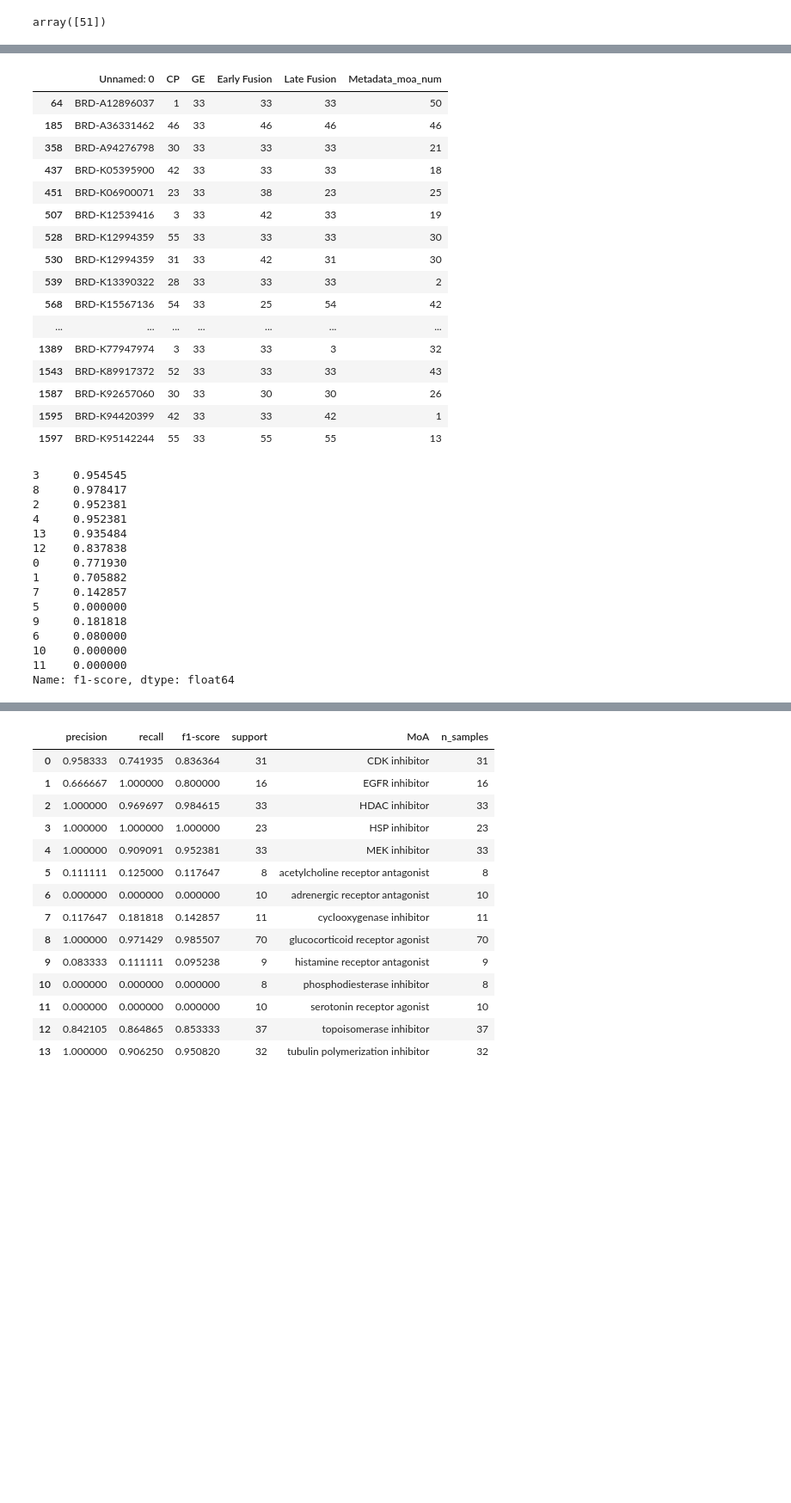
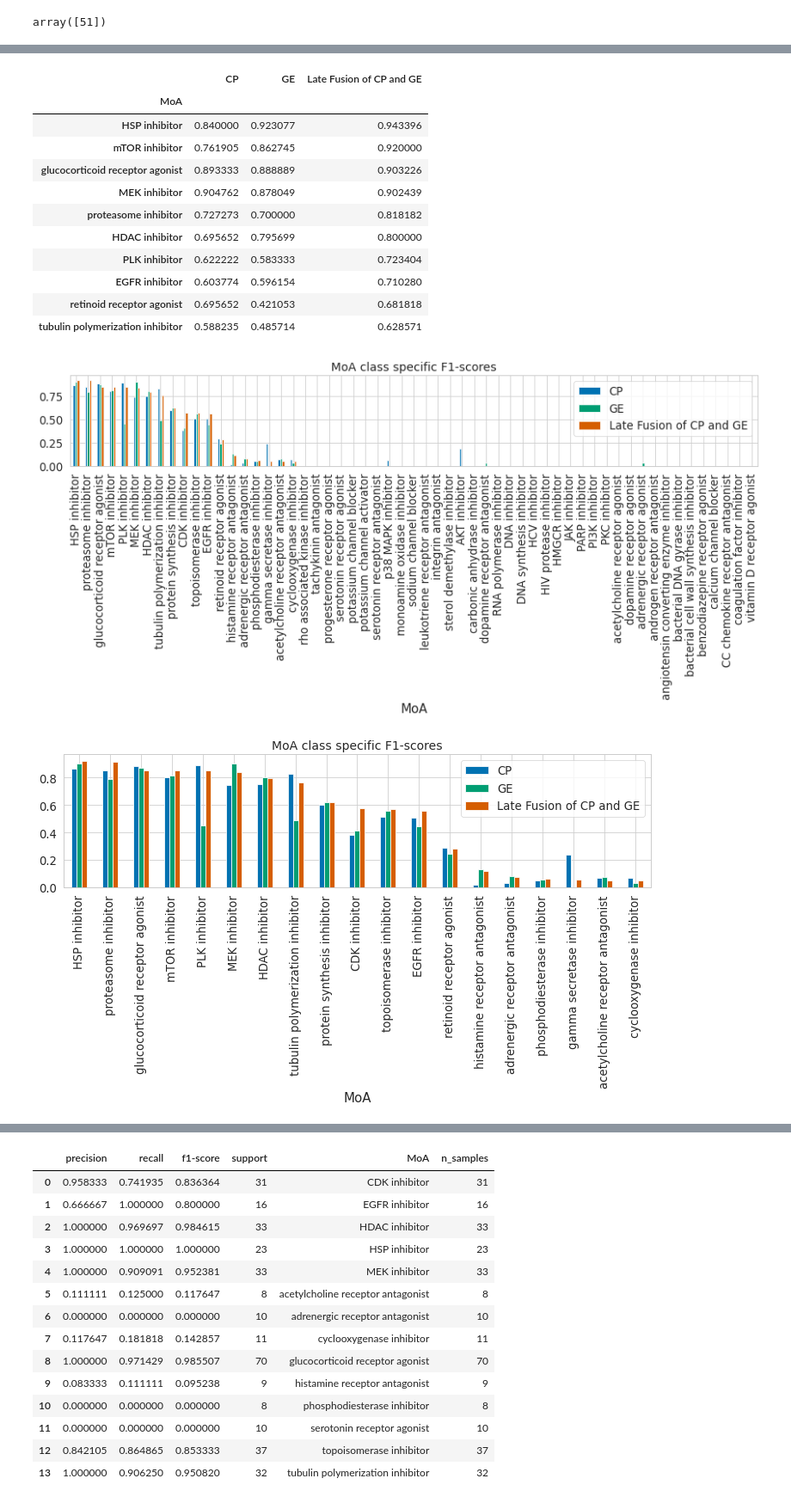
Before and after one commit to carpenter-singh-lab/2022_Haghighi_NatureMethods, a Jupyter notebook: 2-Modality_Integration.ipynb, the cells around one changed output, grey strips where cells are left out. Shown at 86% size. Drawn from its saved outputs; the diff is of its cells as text; code cells hidden in the pictures; blank space fills up the shorter version.

Commit message:
update results

```diff
--- a/2-Modality_Integration.ipynb
+++ b/2-Modality_Integration.ipynb
@@ -1087,0 +1025,4 @@ Name: CP, Length: 752, dtype: object
+# %%
+filename=results_dir+'/MoAprediction/pred_moa.xlsx'
+saved_scores=pd.read_excel(filename, sheet_name=None)
+saved_scores.keys()
@@ -1200,23 +1107,5 @@ scores_mlp[scores_mlp['Metadata_moa_num']==33]
 # %%
-scores_mlp[scores_mlp['GE']==33]
+# scores_mlp[scores_mlp['GE']==33]
-# %% [output]
-|  | Unnamed: 0 | CP | GE | Early Fusion | Late Fusion | Metadata_moa_num |
-| 64 | BRD-A12896037 | 1 | 33 | 33 | 33 | 50 |
-| 185 | BRD-A36331462 | 46 | 33 | 46 | 46 | 46 |
-| 358 | BRD-A94276798 | 30 | 33 | 33 | 33 | 21 |
-| 437 | BRD-K05395900 | 42 | 33 | 33 | 33 | 18 |
-| 451 | BRD-K06900071 | 23 | 33 | 38 | 23 | 25 |
-| 507 | BRD-K12539416 | 3 | 33 | 42 | 33 | 19 |
-| 528 | BRD-K12994359 | 55 | 33 | 33 | 33 | 30 |
-| 530 | BRD-K12994359 | 31 | 33 | 42 | 31 | 30 |
-| 539 | BRD-K13390322 | 28 | 33 | 33 | 33 | 2 |
-| 568 | BRD-K15567136 | 54 | 33 | 25 | 54 | 42 |
-| ... | ... | ... | ... | ... | ... | ... |
-| 1389 | BRD-K77947974 | 3 | 33 | 33 | 3 | 32 |
-| 1543 | BRD-K89917372 | 52 | 33 | 33 | 33 | 43 |
-| 1587 | BRD-K92657060 | 30 | 33 | 30 | 30 | 26 |
-| 1595 | BRD-K94420399 | 42 | 33 | 33 | 42 | 1 |
-| 1597 | BRD-K95142244 | 55 | 33 | 55 | 55 | 13 |
 # %%
 # saveAsNewSheetToExistingFile(filename,saved_scores['fC-LINCS-nvs-filt-preds-mlp-ht'],\
 #                              'fC-LINCS-nvs-filt-preds-mlp-ht2')
@@ -1227,7 +1116,7 @@ scores_mlp[scores_mlp['GE']==33]
 # f1_score(ytest, ypred_prob, pos_label=0)
 # report = classification_report(y_test, y_pred, )
 from sklearn.metrics import classification_report
-scores_mlp=saved_scores['fC-LINCS-nvs-filt-preds-lr-ht']
+scores_mlp=saved_scores['fC-LINCS-nvs-filt-preds-mlp-ht']
 scor_vals=scores_mlp['Late Fusion'].apply(lambda x: int(eval(x)[0]) if type(x)==str else x)
 scor_vals_cp=scores_mlp['CP'].apply(lambda x: int(eval(x)[0]) if type(x)==str else x)
 scor_vals_ge=scores_mlp['GE'].apply(lambda x: int(eval(x)[0]) if type(x)==str else x)
@@ -1238,26 +1127,46 @@ report_clss_ge=pd.DataFrame(classification_report(scores_mlp.Metadata_moa_num.va
 
 # report_clss[list(range(13))]
 # n_classes=14
-n_classes=58
+n_classes=57
 report_clss['MoA']=''
 # report_clss
 report_clss.loc[0:n_classes,'MoA']=le.inverse_transform(list(range(n_classes)))
 report_clss2=report_clss[0:n_classes]
 # %%
-report_clss_cp.loc[report_clss3.index]['f1-score']
+# report_clss_cp.loc[report_clss3.index]['f1-score']
+report_clss4[0:10]
 # %% [output]
-3     0.954545
-8     0.978417
-2     0.952381
-4     0.952381
-13    0.935484
-12    0.837838
-0     0.771930
-1     0.705882
-7     0.142857
-5     0.000000
-9     0.181818
-6     0.080000
-10    0.000000
-11    0.000000
-Name: f1-score, dtype: float64
+|  | CP | GE | Late Fusion of CP and GE |
+| MoA |  |  |  |
+| HSP inhibitor | 0.840000 | 0.923077 | 0.943396 |
+| mTOR inhibitor | 0.761905 | 0.862745 | 0.920000 |
+| glucocorticoid receptor agonist | 0.893333 | 0.888889 | 0.903226 |
+| MEK inhibitor | 0.904762 | 0.878049 | 0.902439 |
+| proteasome inhibitor | 0.727273 | 0.700000 | 0.818182 |
+| HDAC inhibitor | 0.695652 | 0.795699 | 0.800000 |
+| PLK inhibitor | 0.622222 | 0.583333 | 0.723404 |
+| EGFR inhibitor | 0.603774 | 0.596154 | 0.710280 |
+| retinoid receptor agonist | 0.695652 | 0.421053 | 0.681818 |
+| tubulin polymerization inhibitor | 0.588235 | 0.485714 | 0.628571 |
+# %%
+%matplotlib inline
+style.use('seaborn-colorblind')
+sns.set_context("paper",font_scale = 1.5, rc={"font.size":4,"axes.titlesize":14,"axes.labelsize":15})
+report_clss3=report_clss2.sort_values(by='f1-score',ascending=False)
+report_clss3['f1-score-cp']=report_clss_cp.loc[report_clss3.index]['f1-score'].values
+report_clss3['f1-score-ge']=report_clss_ge.loc[report_clss3.index]['f1-score'].values
+report_clss4=report_clss3[['f1-score-cp','f1-score-ge','f1-score']]
+report_clss4=report_clss4.rename(columns={'f1-score-cp':'CP','f1-score-ge':'GE','f1-score':'Late Fusion of CP and GE'})
+report_clss4.index=report_clss3['MoA']
+ax = report_clss4.plot.bar(rot=90,figsize=(12,6))
+plt.title('MoA class specific F1-scores')
+plt.tight_layout()
+
+# ax = report_clss4[:15].plot.bar(rot=90,figsize=(7,7))
+ax =report_clss4[report_clss4["Late Fusion of CP and GE"]>0].plot.bar(rot=90,figsize=(10,6))
+plt.title('MoA class specific F1-scores')
+plt.tight_layout()
+# plt.savefig('moa_class_spacific_bar.eps')
+# %% [output]
+[figure, added]
+[figure, added]
```
Also changed, not shown: parts of 13 cells of this notebook, 9 other files.
